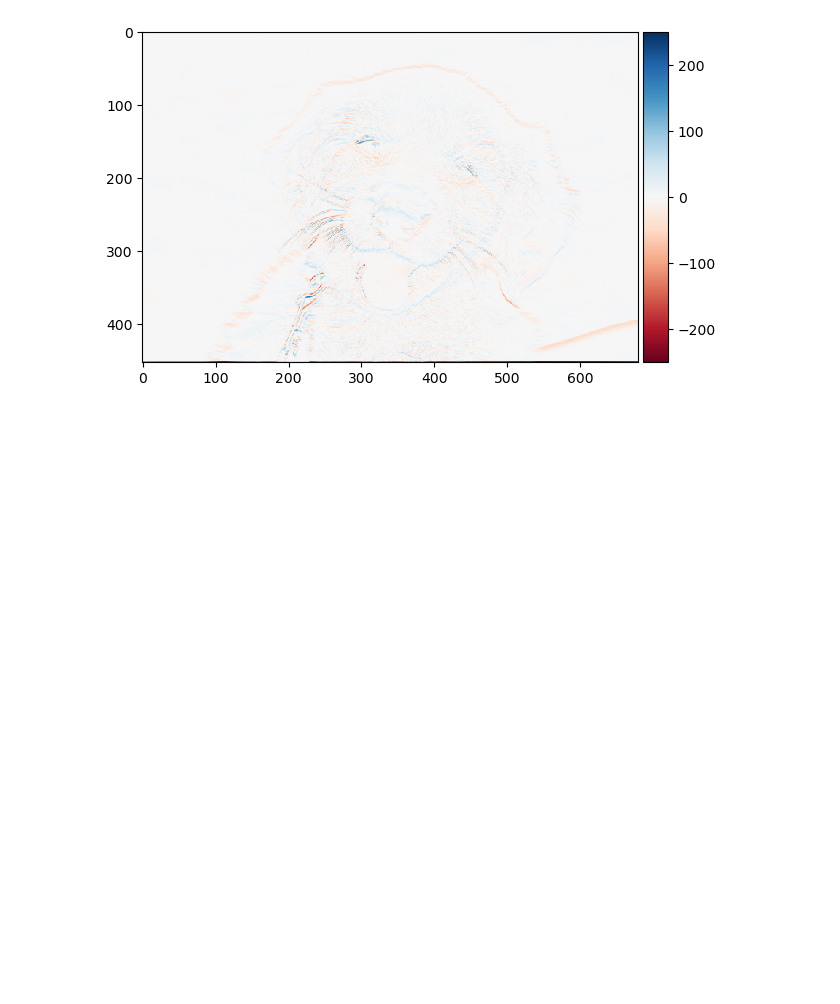
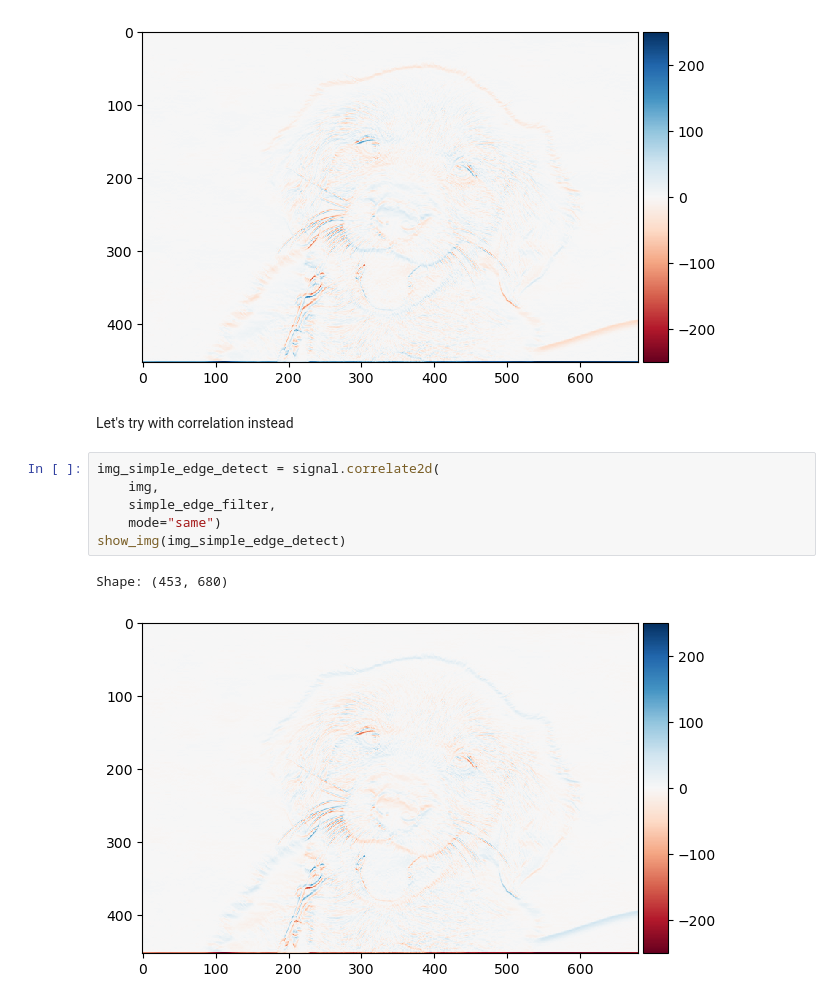
Before and after one commit to mika-jpd/Image_and_Vision_Computing, a Jupyter notebook: Lab_1/Untitled.ipynb, the cells around one changed output. Saved outputs shown, nothing was run; the diff lists cells and outputs as text; blank space fills up the shorter version.

```diff
--- a/Lab_1/Untitled.ipynb
+++ b/Lab_1/Untitled.ipynb
@@ -103,3 +104,14 @@ show_img(img_simple_edge_detect)
 # %% [output]
 Shape: (453, 680)
 [figure]
+# %% [markdown]
+Let's try with correlation instead
+# %%
+img_simple_edge_detect = signal.correlate2d(
+    img,
+    simple_edge_filter,
+    mode="same")
+show_img(img_simple_edge_detect)
+# %% [output]
+Shape: (453, 680)
+[figure, added]
```
Also changed, not shown: parts of 20 cells of this notebook.
